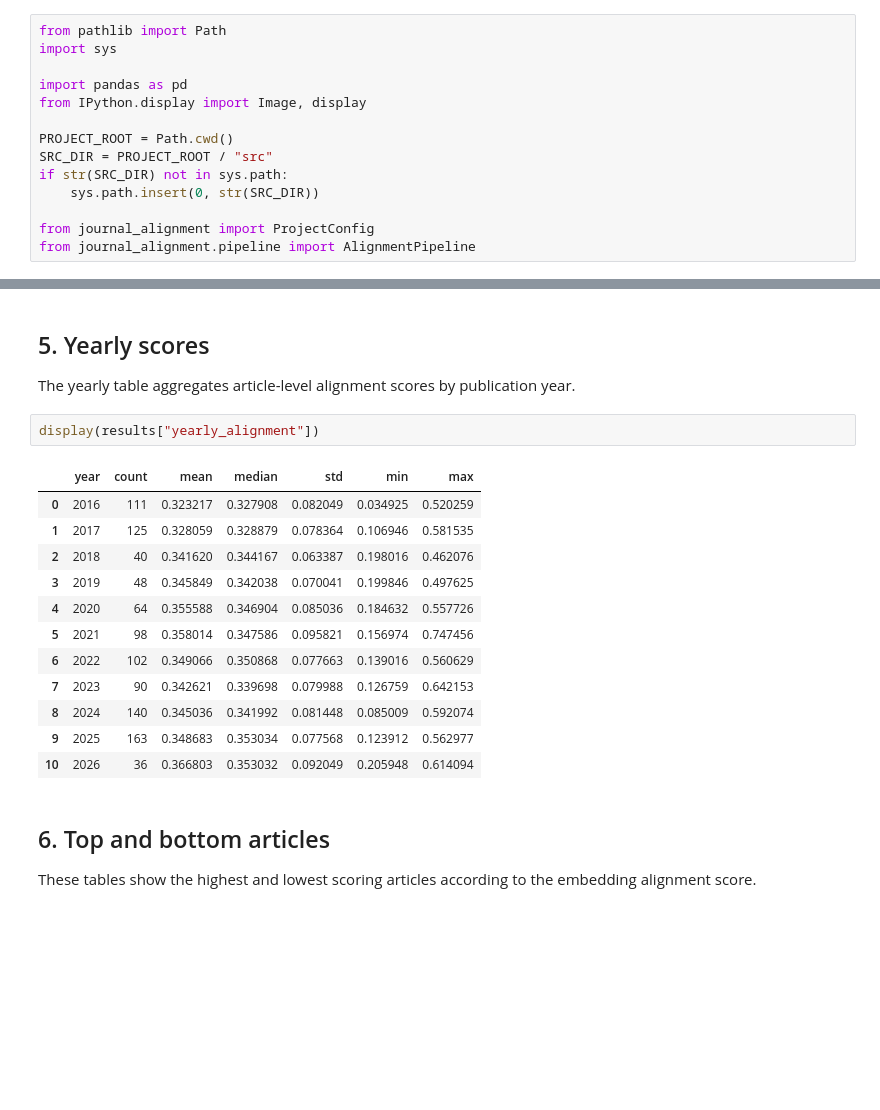
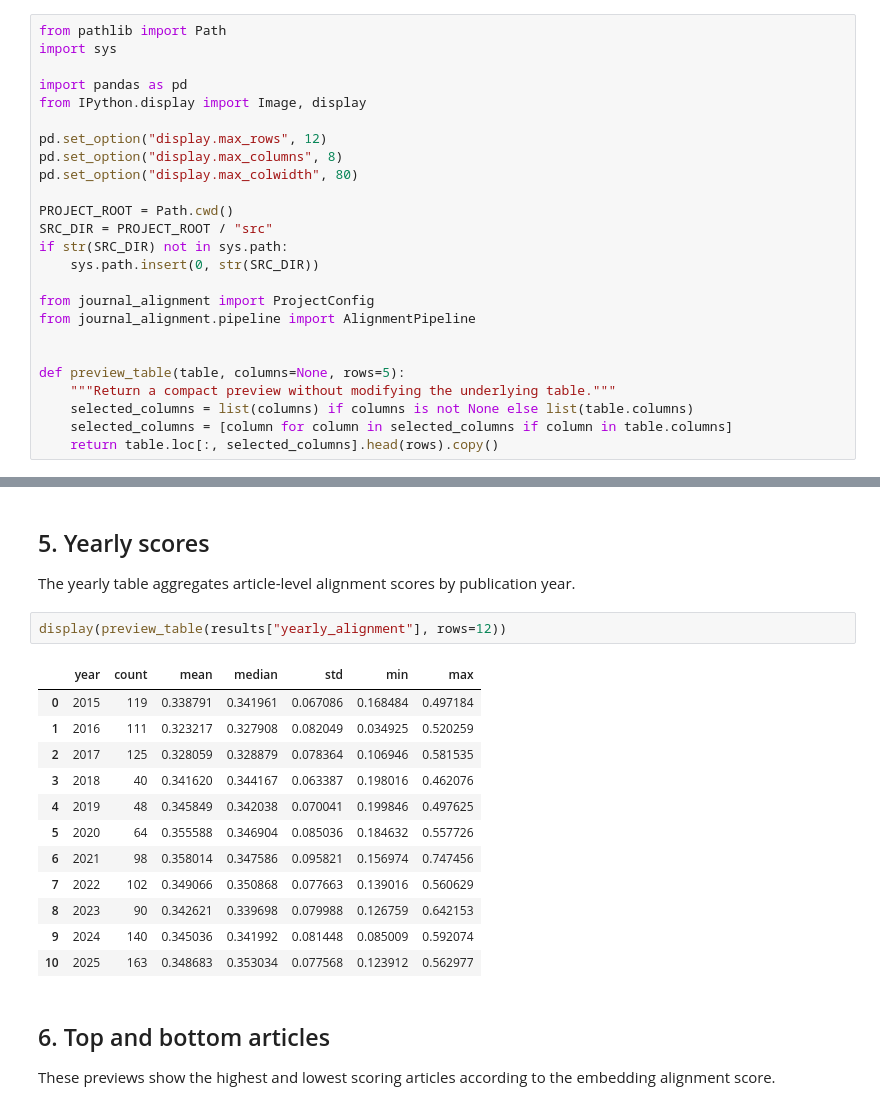
Before and after one commit to alessandro-macchi/Thematic_Alignment-NLP, a Jupyter notebook: notebooks/demo_analysis.ipynb, the cells around one changed output, grey strips where cells are left out. Drawn from its saved outputs; the diff is of its cells as text; blank space fills up the shorter version.

```diff
--- a/notebooks/demo_analysis.ipynb
+++ b/notebooks/demo_analysis.ipynb
@@ -12,6 +12,10 @@ import sys
 
 import pandas as pd
 from IPython.display import Image, display
+
+pd.set_option("display.max_rows", 12)
+pd.set_option("display.max_columns", 8)
+pd.set_option("display.max_colwidth", 80)
 
 PROJECT_ROOT = Path.cwd()
 SRC_DIR = PROJECT_ROOT / "src"
@@ -20,6 +24,13 @@ if str(SRC_DIR) not in sys.path:
 
 from journal_alignment import ProjectConfig
 from journal_alignment.pipeline import AlignmentPipeline
+
+
+def preview_table(table, columns=None, rows=5):
+    """Return a compact preview without modifying the underlying table."""
+    selected_columns = list(columns) if columns is not None else list(table.columns)
+    selected_columns = [column for column in selected_columns if column in table.columns]
+    return table.loc[:, selected_columns].head(rows).copy()
 # %% [markdown]
 ## 2. Load configuration
 
@@ -104,24 +122,24 @@ display(article_scores[[column for column in article_columns if column in articl
 
 The yearly table aggregates article-level alignment scores by publication year.
 # %%
-display(results["yearly_alignment"])
+display(preview_table(results["yearly_alignment"], rows=12))
 # %% [output]
 |  | year | count | mean | median | std | min | max |
-| 0 | 2016 | 111 | 0.323217 | 0.327908 | 0.082049 | 0.034925 | 0.520259 |
-| 1 | 2017 | 125 | 0.328059 | 0.328879 | 0.078364 | 0.106946 | 0.581535 |
-| 2 | 2018 | 40 | 0.341620 | 0.344167 | 0.063387 | 0.198016 | 0.462076 |
-| 3 | 2019 | 48 | 0.345849 | 0.342038 | 0.070041 | 0.199846 | 0.497625 |
-| 4 | 2020 | 64 | 0.355588 | 0.346904 | 0.085036 | 0.184632 | 0.557726 |
-| 5 | 2021 | 98 | 0.358014 | 0.347586 | 0.095821 | 0.156974 | 0.747456 |
-| 6 | 2022 | 102 | 0.349066 | 0.350868 | 0.077663 | 0.139016 | 0.560629 |
-| 7 | 2023 | 90 | 0.342621 | 0.339698 | 0.079988 | 0.126759 | 0.642153 |
-| 8 | 2024 | 140 | 0.345036 | 0.341992 | 0.081448 | 0.085009 | 0.592074 |
-| 9 | 2025 | 163 | 0.348683 | 0.353034 | 0.077568 | 0.123912 | 0.562977 |
-| 10 | 2026 | 36 | 0.366803 | 0.353032 | 0.092049 | 0.205948 | 0.614094 |
+| 0 | 2015 | 119 | 0.338791 | 0.341961 | 0.067086 | 0.168484 | 0.497184 |
+| 1 | 2016 | 111 | 0.323217 | 0.327908 | 0.082049 | 0.034925 | 0.520259 |
+| 2 | 2017 | 125 | 0.328059 | 0.328879 | 0.078364 | 0.106946 | 0.581535 |
+| 3 | 2018 | 40 | 0.341620 | 0.344167 | 0.063387 | 0.198016 | 0.462076 |
+| 4 | 2019 | 48 | 0.345849 | 0.342038 | 0.070041 | 0.199846 | 0.497625 |
+| 5 | 2020 | 64 | 0.355588 | 0.346904 | 0.085036 | 0.184632 | 0.557726 |
+| 6 | 2021 | 98 | 0.358014 | 0.347586 | 0.095821 | 0.156974 | 0.747456 |
+| 7 | 2022 | 102 | 0.349066 | 0.350868 | 0.077663 | 0.139016 | 0.560629 |
+| 8 | 2023 | 90 | 0.342621 | 0.339698 | 0.079988 | 0.126759 | 0.642153 |
+| 9 | 2024 | 140 | 0.345036 | 0.341992 | 0.081448 | 0.085009 | 0.592074 |
+| 10 | 2025 | 163 | 0.348683 | 0.353034 | 0.077568 | 0.123912 | 0.562977 |
 # %% [markdown]
 ## 6. Top and bottom articles
 
-These tables show the highest and lowest scoring articles according to the embedding alignment score.
+These previews show the highest and lowest scoring articles according to the embedding alignment score.
 # %%
 ranking_columns = ["pmid", "title", "year", "alignment_score", "tfidf_alignment_score"]
 
```
Also changed, not shown: parts of 11 cells of this notebook, 17 other files.
